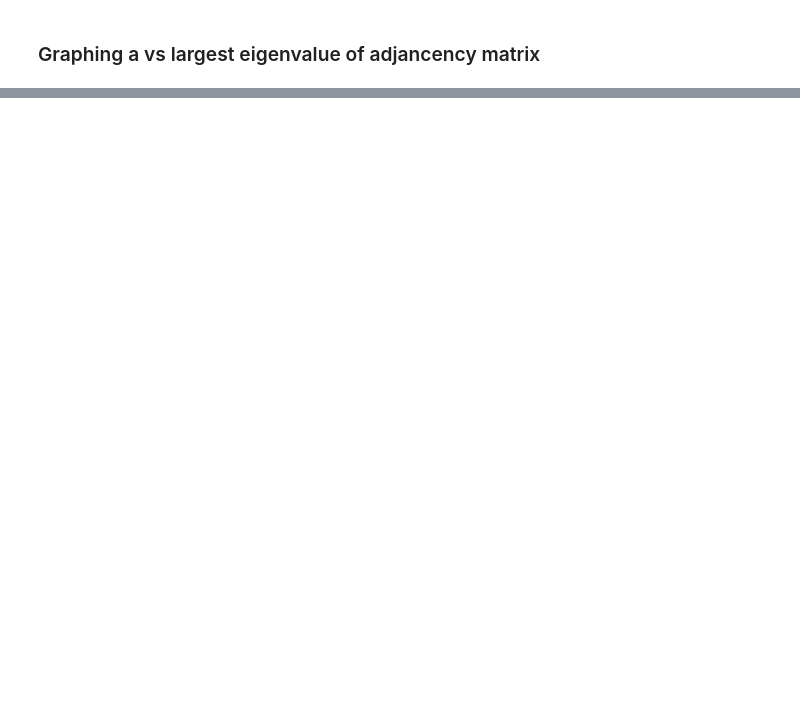
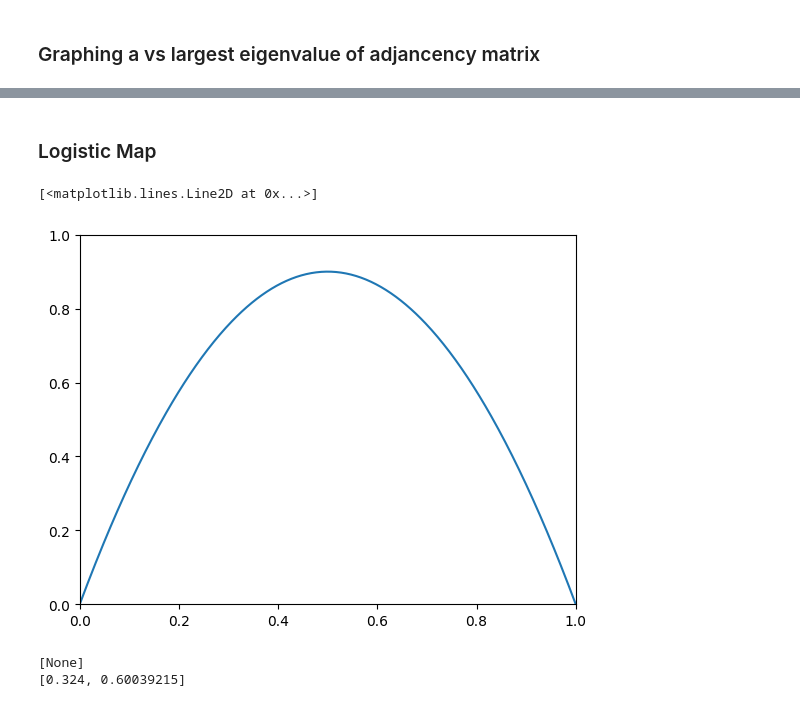
Before and after one commit to dbruwel/chebyshev-hofbauer-resonances, a Jupyter notebook: notebooks/01_hofbauer_extension.ipynb, the cells around one changed output, grey strips where cells are left out. Cells and saved outputs as stored; diff of their text form; code cells hidden in the pictures; blank space fills up the shorter version.

```diff
--- a/notebooks/01_hofbauer_extension.ipynb
+++ b/notebooks/01_hofbauer_extension.ipynb
@@ -213,12 +216,12 @@ Adjacency Matrix as DataFrame:
 ### Sparse Adjacency matrix for above
 # %%
 ### Sparse matrix form
-sparse_matrix = csr_matrix(df.values)
-sparse_matrix = sparse_matrix.asfptype()
-vals, vecs = eigs(sparse_matrix)
+#sparse_matrix = csr_matrix(df.values)
+#sparse_matrix = sparse_matrix.asfptype()
+#vals, vecs = eigs(sparse_matrix)
 
 
-print("Sparse matrix")
-print(sparse_matrix)
-print("\nMaximum eigenvalue:")
-print(np.max(vals))
+#print("Sparse matrix")
+#print(sparse_matrix)
+#print("\nMaximum eigenvalue:")
+#print(np.max(vals))
@@ -339 +324,65 @@ TIME: 9.157854080200195
 [figure]
+# %% [markdown]
+### Logistic Map
+# %%
+def logistic(a, x):
+    '''
+    The logistic map function.
+
+    Parameters
+    ----------
+    a : float
+        The value of the coefficient in the logistic map.
+    x : float
+        The current point in the domain of the logistic map.
+
+    Returns
+    -------
+    The value of the logistic map for specified a and x.
+    '''
+    return round(a * x * (1 - x), 8)
+
+def f_L(a, x):
+    '''
+    The left branch of the logistic map.
+    '''
+    c_0 = 0.5
+    if 0 <= x <= c_0:
+        return logistic(a, x)
+    else:
+        return [None]
+
+def f_R(a, x):
+    '''
+    The right branch of the logistic map.
+    '''
+    c_0 = 0.5
+    if c_0 <= x <= 1:
+        return logistic(a, x)
+    else:
+        return [None]
+
+
+a = 3.6
+
+
+x = np.linspace(0, 1, 500)
+
+y = []
+for i in x:
+    y.append(logistic(a, i))
+
+
+plt.xlim(0,1)
+plt.ylim(0,1)
+plt.plot(x, y)
+# %% [output]
+[<matplotlib.lines.Line2D at 0x...>]
+[figure, added]
+# %%
+a = 3.6
+print(range_f_L(a, [0.7884864, 0.9]))
+print(range_f_R(a, [0.7884864, 0.9]))
+# %% [output]
+[None]
+[0.324, 0.60039215]
```
Also changed, not shown: parts of 5 cells of this notebook, 1 other file.
